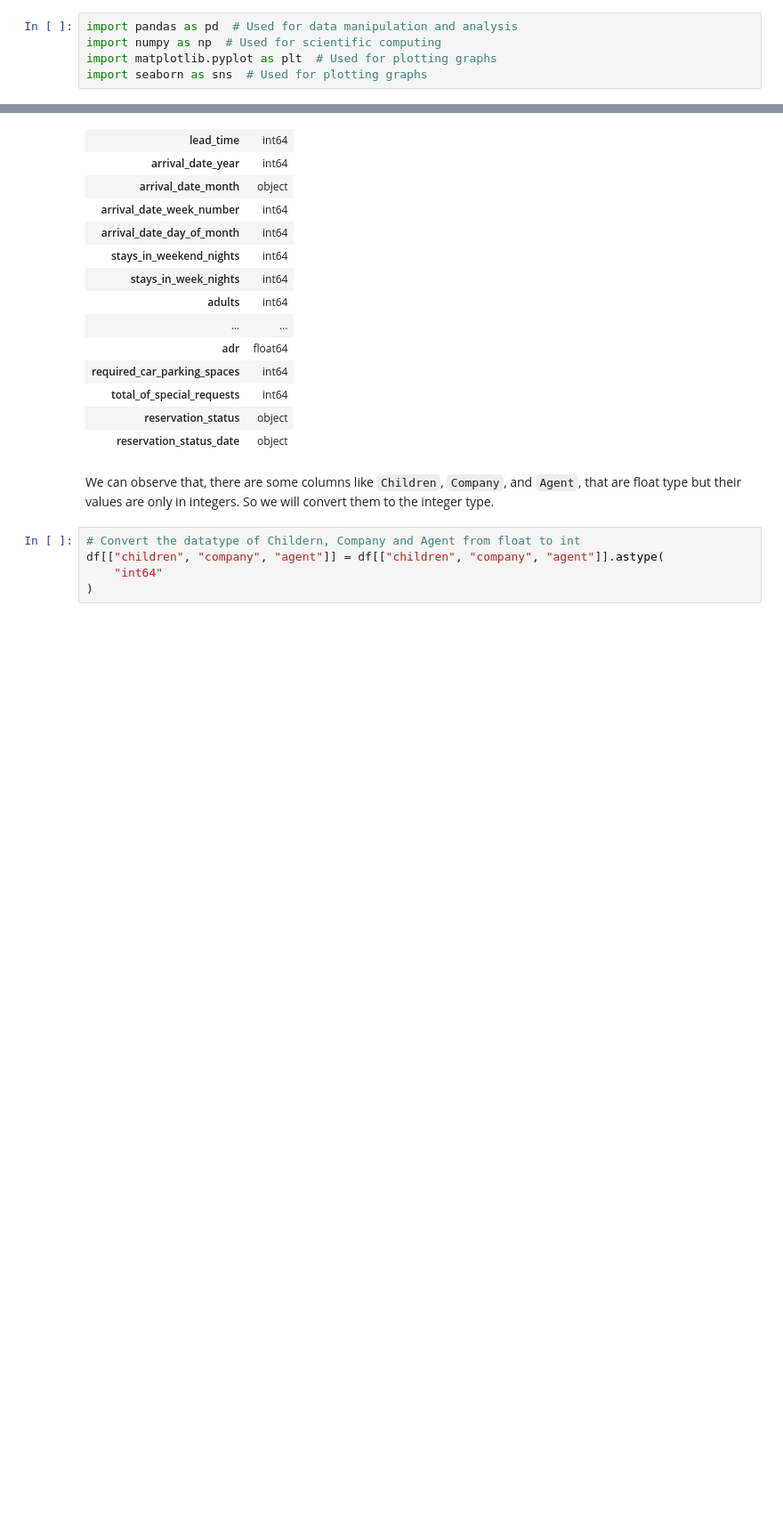
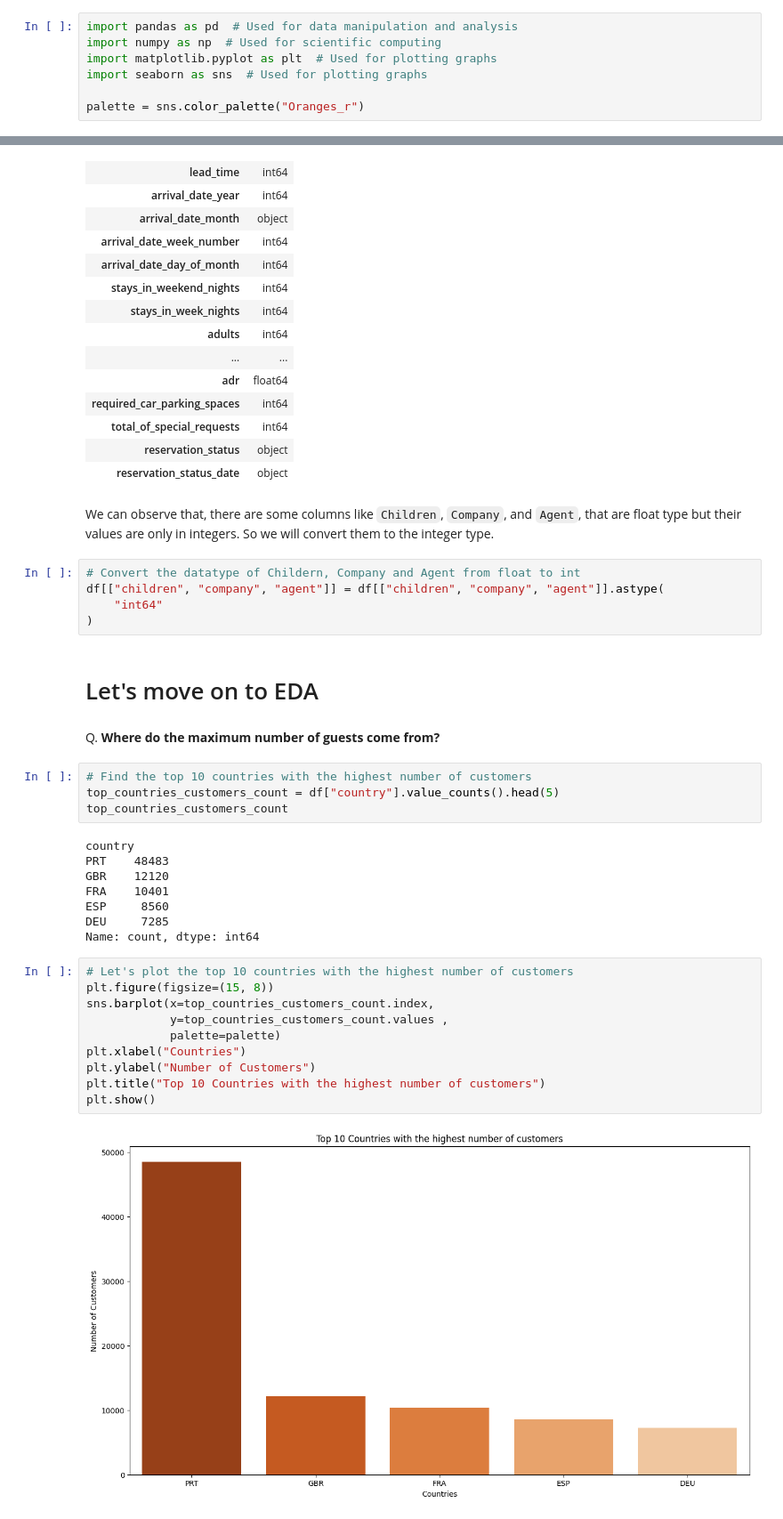
Before and after one commit to Chirag529/Hotel_EDA, a Jupyter notebook: main.ipynb, the cells around one changed output, grey strips where cells are left out. Shown at 89% size. Saved outputs shown, nothing was run; the diff lists cells and outputs as text; blank space fills up the shorter version.

```diff
--- a/main.ipynb
+++ b/main.ipynb
@@ -31,6 +31,8 @@ import pandas as pd  # Used for data manipulation and analysis
 import numpy as np  # Used for scientific computing
 import matplotlib.pyplot as plt  # Used for plotting graphs
 import seaborn as sns  # Used for plotting graphs
+
+palette = sns.color_palette("Oranges_r")
 # %% [markdown]
 Let's import and display the data set.
 # %%
@@ -146,3 +148,31 @@ We can observe that, there are some columns like `Children`, `Company`, and `Age
 df[["children", "company", "agent"]] = df[["children", "company", "agent"]].astype(
     "int64"
 )
+# %% [markdown]
+# Let's move on to EDA
+# %% [markdown]
+Q. **Where do the maximum number of guests come from?**
+# %%
+# Find the top 10 countries with the highest number of customers
+top_countries_customers_count = df["country"].value_counts().head(5)
+top_countries_customers_count
+# %% [output]
+country
+PRT    48483
+GBR    12120
+FRA    10401
+ESP     8560
+DEU     7285
+Name: count, dtype: int64
+# %%
+# Let's plot the top 10 countries with the highest number of customers
+plt.figure(figsize=(15, 8))
+sns.barplot(x=top_countries_customers_count.index,
+            y=top_countries_customers_count.values ,
+            palette=palette)
+plt.xlabel("Countries")
+plt.ylabel("Number of Customers")
+plt.title("Top 10 Countries with the highest number of customers")
+plt.show()
+# %% [output]
+[figure, added]
```
Also changed, not shown: parts of 2 cells of this notebook.
